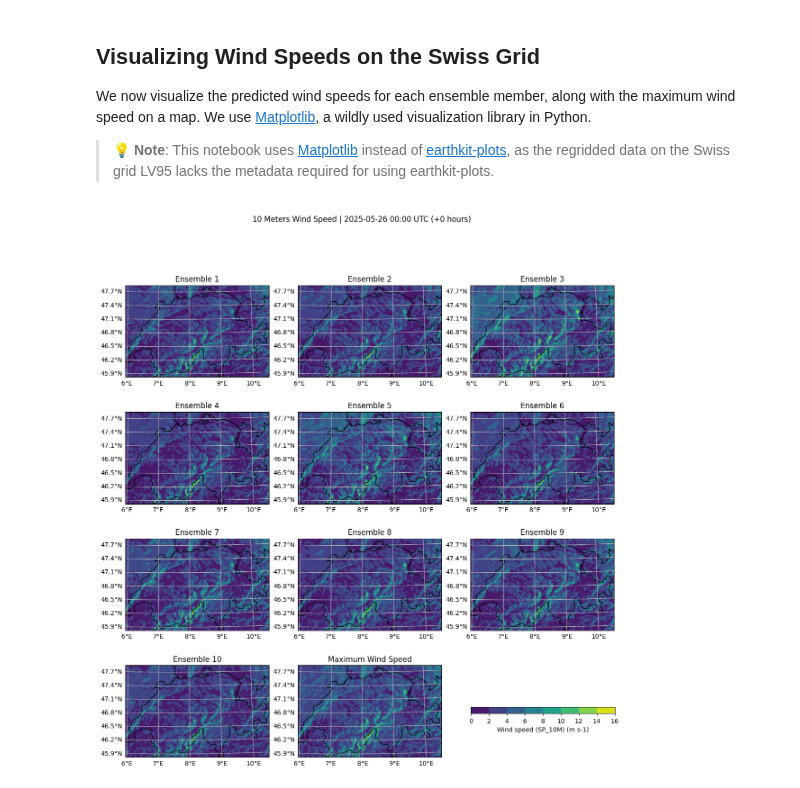
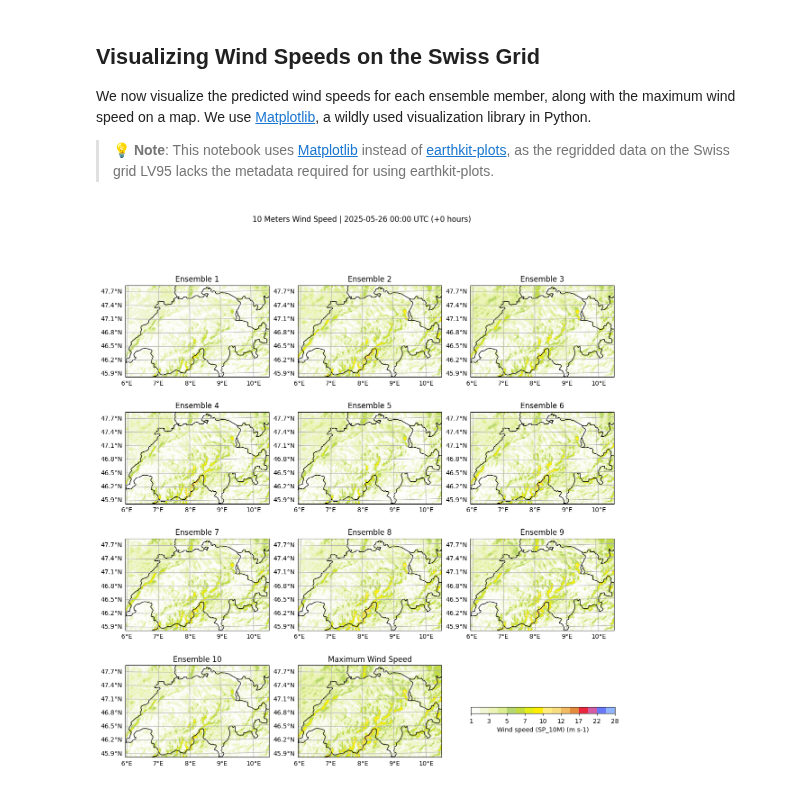
Before and after one commit to MeteoSwiss/opendata-nwp-demos, a Jupyter notebook: 03_calculate_wind_speed.ipynb, the cells around one changed output. Saved outputs shown, nothing was run; the diff lists cells and outputs as text; code cells hidden in the pictures.

Commit message:
colormap notebook 3

```diff
--- a/03_calculate_wind_speed.ipynb
+++ b/03_calculate_wind_speed.ipynb
@@ -215,12 +215,14 @@ crs_epsg2056 = ccrs.epsg(2056)
 nrows, ncols = 4, 3
 figsize = (14, 14)
 
+
 # === Load Custom Colormap ===
 def get_custom_cmap(name="wind_17lev"):
-    rgb = load_ncl_rgb_colors(name)
-    return LinearSegmentedColormap.from_list(name, rgb)
+    colors, levels = load_ncl_rgb_colors(name)
+    cmap = LinearSegmentedColormap.from_list(name, colors)
+    return cmap, levels
 
-cmap = get_custom_cmap()
+cmap, cmap_levels = get_custom_cmap()
 
 # === Create Figure ===
 fig = plt.figure(figsize=figsize)
@@ -231,32 +233,32 @@ for idx, wind_swiss in enumerate(wind_swiss_list):
     ax = fig.add_subplot(nrows, ncols, idx + 1, projection=crs_epsg2056)
     f = wind_swiss.squeeze()
 
-    c = ax.contourf(destination.x, destination.y, f.values, cmap=cmap, transform=crs_epsg2056)
+    c = ax.contourf(destination.x, destination.y, f.values, levels=cmap_levels, cmap=cmap, transform=crs_epsg2056)
 
     title = "Maximum Wind Speed" if idx == last_index else f"Ensemble {wind_swiss.coords['eps'].values}"
     ax.set_title(title)
 
     ax.add_feature(cfeature.BORDERS)
     ax.add_feature(cfeature.LAND)
 
     gl = ax.gridlines(draw_labels=True)
     gl.top_labels = False
     gl.right_labels = False
 
 # === Colorbar & Annotations ===
 wind_param = wind_swiss_list[0].attrs["parameter"]
 legend_label = f"{wind_param['name']} ({wind_param['units']})"
 
 # === Set colorbar axis ===
 cax = plt.axes((0.673, 0.19, ax.get_position().width, 0.01))
 fig.colorbar(c, cax=cax, orientation='horizontal', label=legend_label)
 
 # === Figure Title ===
 ref_time = pd.to_datetime(wind_swiss_list[0].coords["ref_time"].values[0]).strftime("%Y-%m-%d %H:%M UTC")
 lead_time = wind_swiss_list[0].coords["lead_time"].values[0].astype('timedelta64[h]')
 title = f"10 Meters Wind Speed | {ref_time} (+{lead_time})"
 fig.suptitle(title)
 
 plt.show()
 # %% [output]
-[figure, old version]
+[figure, new version]
```
Also changed, not shown: 5 other files.
